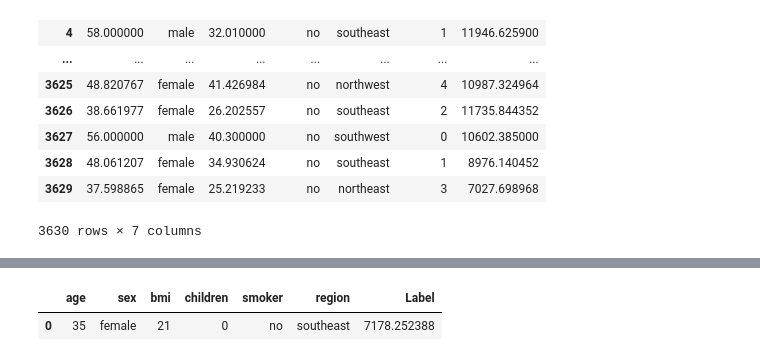
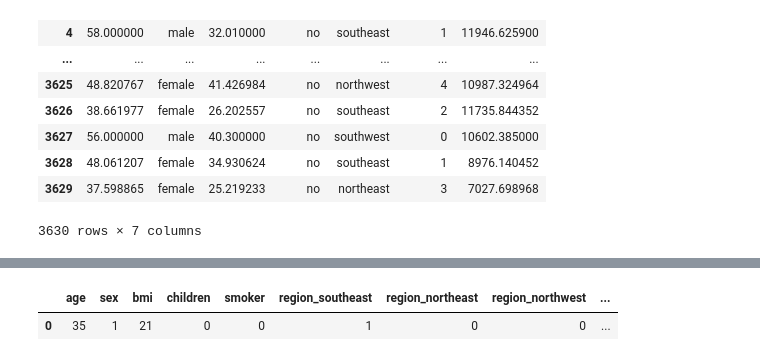
Before and after one commit to varad1802/VA-Project, a Jupyter notebook: Model and Preprocessing.ipynb, the cells around one changed output, grey strips where cells are left out. Cells and saved outputs as stored; diff of their text form; code cells hidden in the pictures.

```diff
--- a/Model and Preprocessing.ipynb
+++ b/Model and Preprocessing.ipynb
@@ -2,7 +5,8 @@
 import numpy as np
 import pandas as pd
 # %%
-df = pd.read_csv('Train_Data.csv')
+# Load the data into pandas dataframe
+df = pd.read_csv('./data/Train_Data.csv')
 df
 # %% [output]
 |  | age | sex | bmi | smoker | region | children | charges |
@@ -139,19 +150,36 @@ interpret_model(rf)
 # %%
 # finalize a model - use all the data in training
 final_rf = finalize_model(rf)
+# %%
+def addMissingColumns(df):
+    if 'region_northeast' not in df:
+        df['region_northeast'] = 0
+    if 'region_northwest' not in df:
+        df['region_northwest'] = 0
+    if 'region_southeast' not in df:
+        df['region_southeast'] = 0
+    if 'region_southwest' not in df:
+        df['region_southwest'] = 0
 # %%
 # generate predictions on unseen data
-
 test_data = pd.DataFrame({'age': [35],
                           'sex': ['female'],
                           'bmi': [21],
                           'children' : [0],
                           'smoker': ['no'],
                           'region': ['southeast']})
 
+
+# Preprocess the unseen data
+test_data = preprocess_inputs(test_data)
+
+# Add missing columns in the unseen data
+addMissingColumns(test_data)
+
+# Predict the Insurance Charge on unseen data
 predictions = predict_model(final_rf, data = test_data)
 predictions
 # %% [output]
-|  | age | sex | bmi | children | smoker | region | Label |
-| 0 | 35 | female | 21 | 0 | no | southeast | 7178.252388 |
+|  | age | sex | bmi | children | smoker | region_southeast | region_northeast | region_northwest | ... |
+| 0 | 35 | 1 | 21 | 0 | 0 | 1 | 0 | 0 | ... |
 # %%
```
Also changed, not shown: parts of 18 cells of this notebook, 6 other files.
